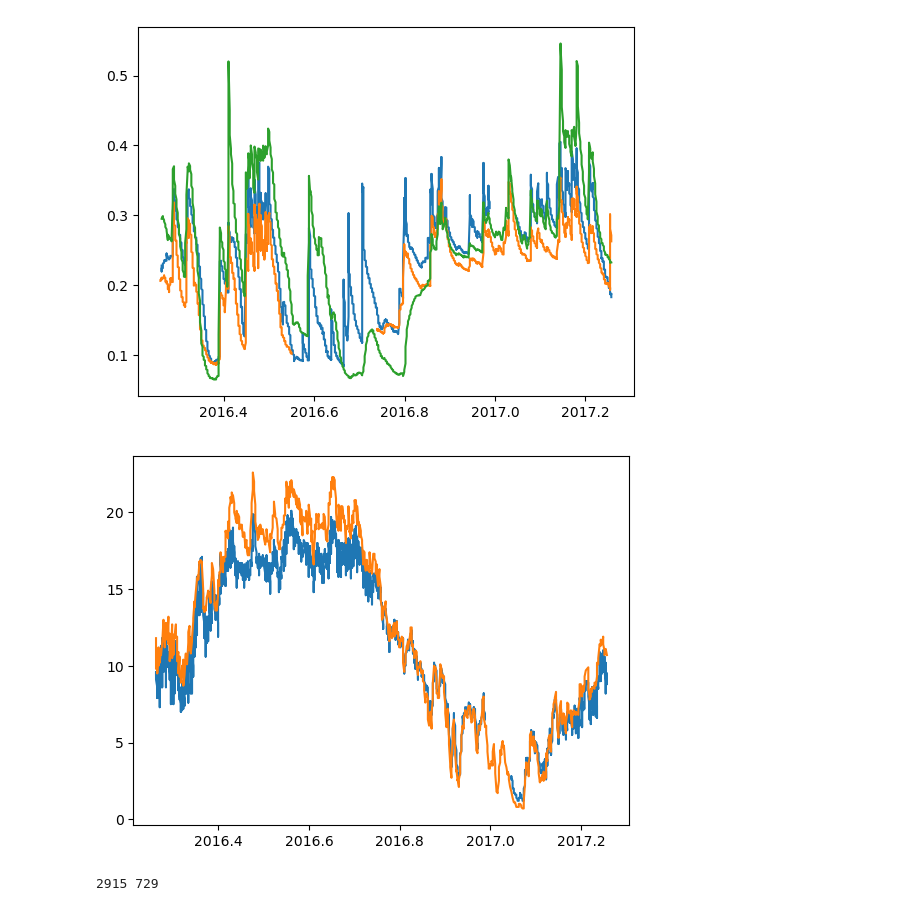
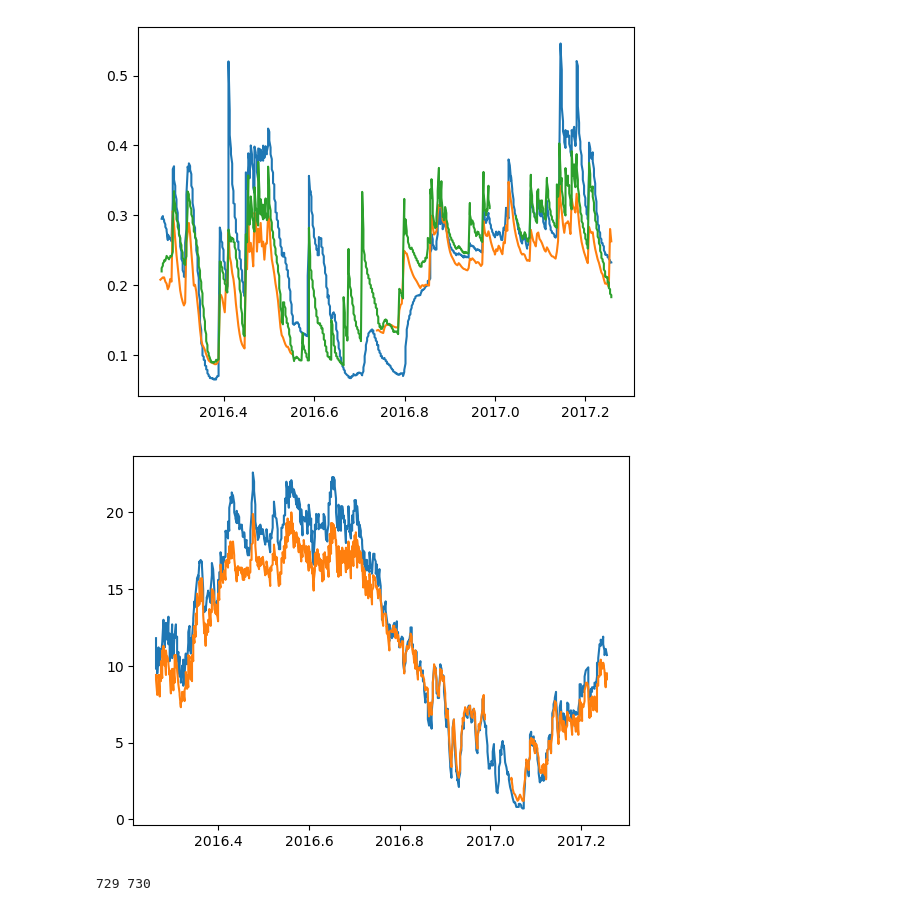
Before and after one commit to JVerbeek/at-gpflow, a Jupyter notebook: experiments/soil-moisture/soil_transfer_learning.ipynb, the cells around one changed output. Cells and saved outputs as stored; diff of their text form; code cells hidden in the pictures.

```diff
--- a/experiments/soil-moisture/soil_transfer_learning.ipynb
+++ b/experiments/soil-moisture/soil_transfer_learning.ipynb
@@ -15,42 +15,42 @@ sys.path.append(str(at_dir))
 sys.path.append(str(subdir))
 BASE = str(subdir)
 
-source = pd.read_csv(BASE+"/data/station_data/RM_SM_14_calibrated.csv")
+source = pd.read_csv(BASE+"/data/station_data/RM_SM_15_calibrated.csv")
 source2 = pd.read_csv(BASE+"/data/station_data/RM_SM_02_calibrated.csv")
-target = pd.read_csv(BASE+"/data/station_data/RM_SM_15_calibrated.csv")
+target = pd.read_csv(BASE+"/data/station_data/RM_SM_14_calibrated.csv")
 source["Measurement Time"] = pd.to_datetime(source["Measurement Time"])
 source2["Measurement Time"] = pd.to_datetime(source2["Measurement Time"])
 target["Measurement Time"] = pd.to_datetime(target["Measurement Time"])
 
 source.index = source["Measurement Time"]
 source2.index = source2["Measurement Time"]
 target.index = target["Measurement Time"]
 
-source = source.resample("3H").last()
-source2 = source2.resample("3H").last()
+source = source.resample("12H").last()
+source2 = source2.resample("24H").last()
 target = target.resample("12H").last()
 
 source['decimal_year'] = source['Measurement Time'].dt.year + (source['Measurement Time'].dt.dayofyear - 1) / 365.25
 source2['decimal_year'] = source2['Measurement Time'].dt.year + (source2['Measurement Time'].dt.dayofyear - 1) / 365.25
 target['decimal_year'] = target['Measurement Time'].dt.year + (target['Measurement Time'].dt.dayofyear - 1) / 365.25
 source.index = source["decimal_year"]
 source2.index = source2["decimal_year"]
 target.index = target["decimal_year"]
 
 
 plt.plot(source.index, source["5 cm VWC [m3/m3]"])
 plt.plot(source2.index, source2["5 cm VWC [m3/m3]"])
 plt.plot(target.index, target["5 cm VWC [m3/m3]"])
 plt.show()
 plt.plot(source.index, source["5 cm Temp [oC]"])
 plt.plot(target.index, target["5 cm Temp [oC]"])
 plt.show()
 
 print(len(source), len(target))
 # %% [output]
-[figure, old version]
+[figure, new version]
-[figure, old version]
+[figure, new version]
-2915 729
+729 730
 # %%
 Ax = source.index.to_numpy().reshape(-1, 1)
 Bx = target.index.to_numpy().reshape(-1, 1)
```
Also changed, not shown: parts of 10 cells of this notebook, 4 other files.
